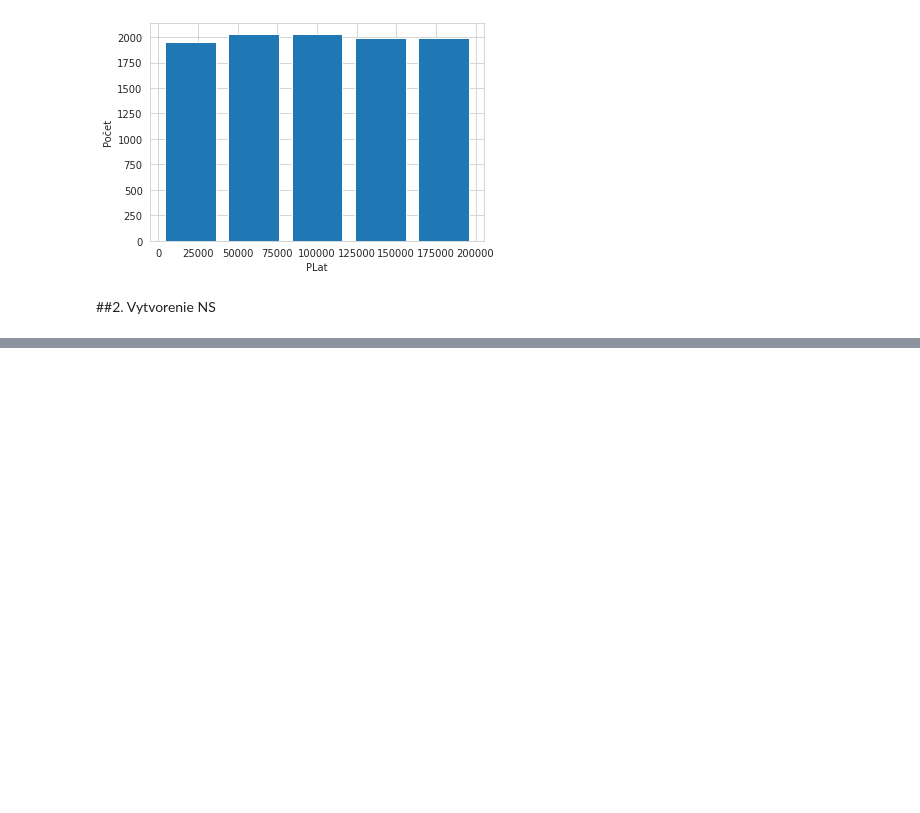
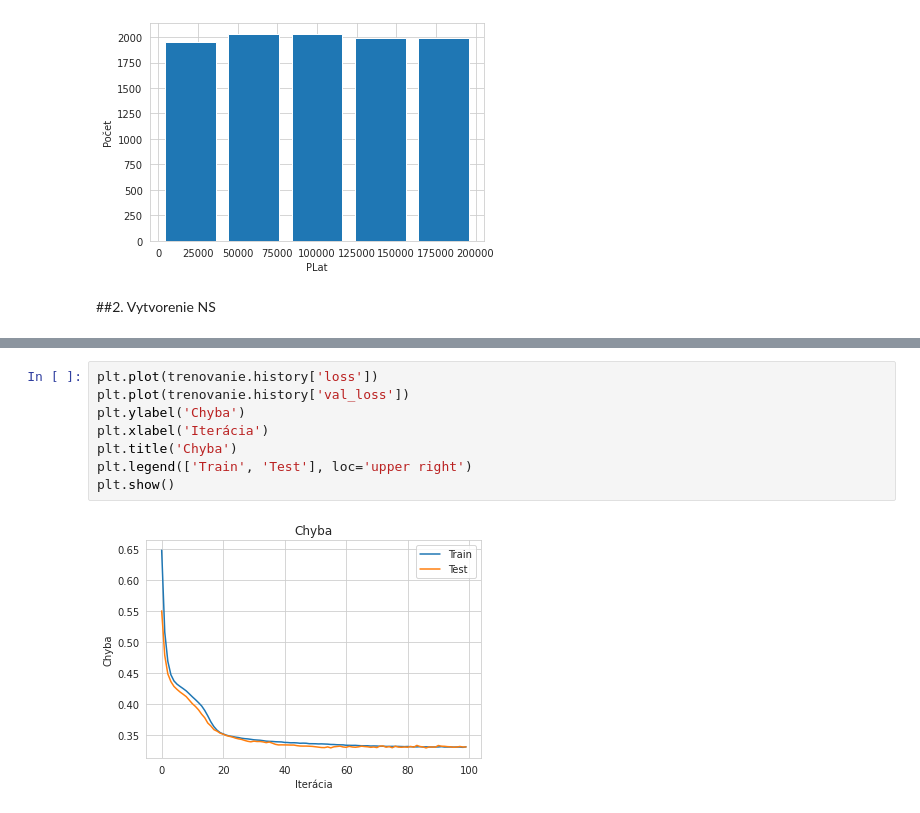
Before and after one commit to kristiankluka/Kluka_NS2021, a Jupyter notebook: NS_KLUKA.ipynb, the cells around one changed output, grey strips where cells are left out. Cells and saved outputs as stored; diff of their text form; blank space fills up the shorter version.

```diff
--- a/NS_KLUKA.ipynb
+++ b/NS_KLUKA.ipynb
@@ -97,0 +151,10 @@ plt.show()
+# %%
+plt.plot(trenovanie.history['loss'])
+plt.plot(trenovanie.history['val_loss'])
+plt.ylabel('Chyba')
+plt.xlabel('Iterácia')
+plt.title('Chyba')
+plt.legend(['Train', 'Test'], loc='upper right')
+plt.show()
+# %% [output]
+[figure, added]
```
Also changed, not shown: parts of 8 cells of this notebook.
